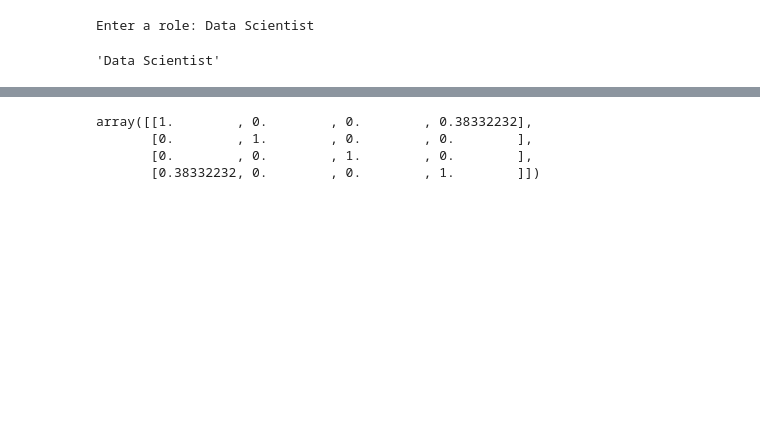
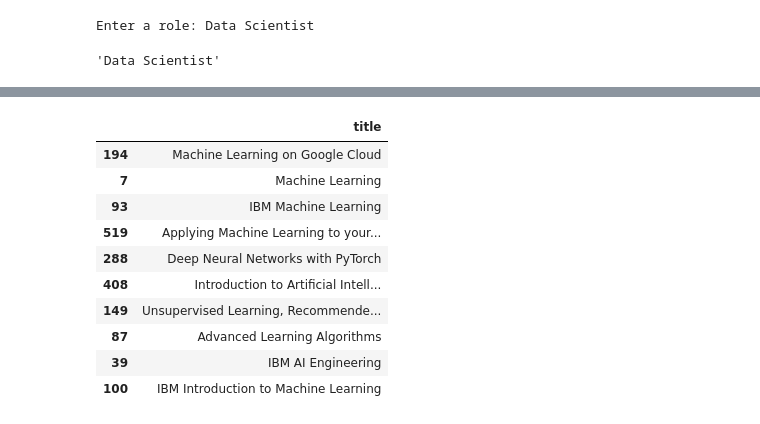
Before and after one commit to Chandrani45/AI-COURSE-RECOMMENDER-PROJECT-WORK-, a Jupyter notebook: Chandrani_Sengupta_project.ipynb, the cells around one changed output, grey strips where cells are left out. Drawn from its saved outputs; the diff is of its cells as text; code cells hidden in the pictures; blank space fills up the shorter version.

```diff
--- a/Chandrani_Sengupta_project.ipynb
+++ b/Chandrani_Sengupta_project.ipynb
@@ -232,13 +245,30 @@ from sklearn.feature_extraction.text import TfidfVectorizer
 # %%
 tfidf=TfidfVectorizer(stop_words='english')
 # %%
-vectors=tfidf.fit_transform(skill_gap).toarray()
+course_vector=tfidf.fit_transform(course['text']).toarray()
 # %%
 from sklearn.metrics.pairwise import cosine_similarity
-# %%
-cosine_similarity(vectors)
-# %% [output]
-array([[1.        , 0.        , 0.        , 0.38332232],
-       [0.        , 1.        , 0.        , 0.        ],
-       [0.        , 0.        , 1.        , 0.        ],
-       [0.38332232, 0.        , 0.        , 1.        ]])
+# %%
+def recommend(query_text):
+  query_vector=tfidf.transform([query_text])
+  similarity=cosine_similarity(course_vector,query_vector).flatten()
+  course_list=course.copy()
+  course_list['score']=similarity
+  course_list=course_list.sort_values(by='score',ascending=False)
+  return course_list['title'].head(10)
+# %%
+result=recommend(query_text)
+# %%
+result
+# %% [output]
+|  | title |
+| 194 | Machine Learning on Google Cloud |
+| 7 | Machine Learning |
+| 93 | IBM Machine Learning |
+| 519 | Applying Machine Learning to your... |
+| 288 | Deep Neural Networks with PyTorch |
+| 408 | Introduction to Artificial Intell... |
+| 149 | Unsupervised Learning, Recommende... |
+| 87 | Advanced Learning Algorithms |
+| 39 | IBM AI Engineering |
+| 100 | IBM Introduction to Machine Learning |
```
Also changed, not shown: parts of 8 cells of this notebook.
